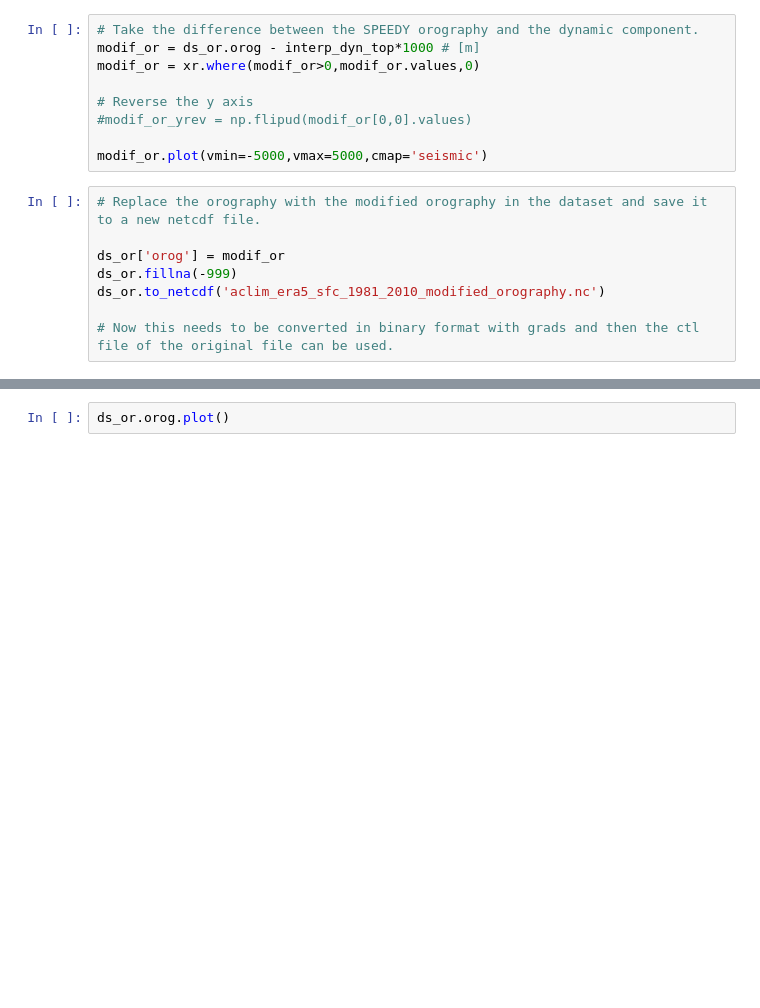
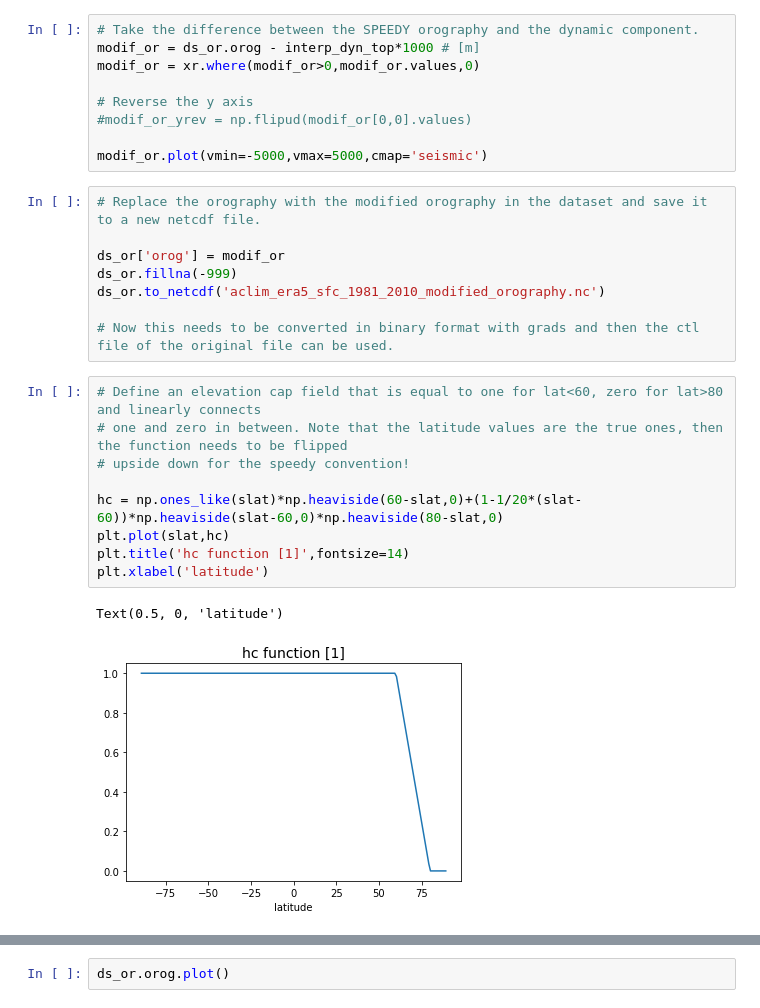
Before and after one commit to agonmer/dynamic_topography_climate, a Jupyter notebook: dynamic_topography_forcing.ipynb, the cells around one changed output, grey strips where cells are left out. Cells and saved outputs as stored; diff of their text form; blank space fills up the shorter version.

```diff
--- a/dynamic_topography_forcing.ipynb
+++ b/dynamic_topography_forcing.ipynb
@@ -195,3 +195,15 @@ ds_or.fillna(-999)
 ds_or.to_netcdf('aclim_era5_sfc_1981_2010_modified_orography.nc')
 
 # Now this needs to be converted in binary format with grads and then the ctl file of the original file can be used.
+# %%
+# Define an elevation cap field that is equal to one for lat<60, zero for lat>80 and linearly connects
+# one and zero in between. Note that the latitude values are the true ones, then the function needs to be flipped
+# upside down for the speedy convention!
+
+hc = np.ones_like(slat)*np.heaviside(60-slat,0)+(1-1/20*(slat-60))*np.heaviside(slat-60,0)*np.heaviside(80-slat,0)
+plt.plot(slat,hc)
+plt.title('hc function [1]',fontsize=14)
+plt.xlabel('latitude')
+# %% [output]
+Text(0.5, 0, 'latitude')
+[figure, added]
```
Also changed, not shown: parts of 9 cells of this notebook.
